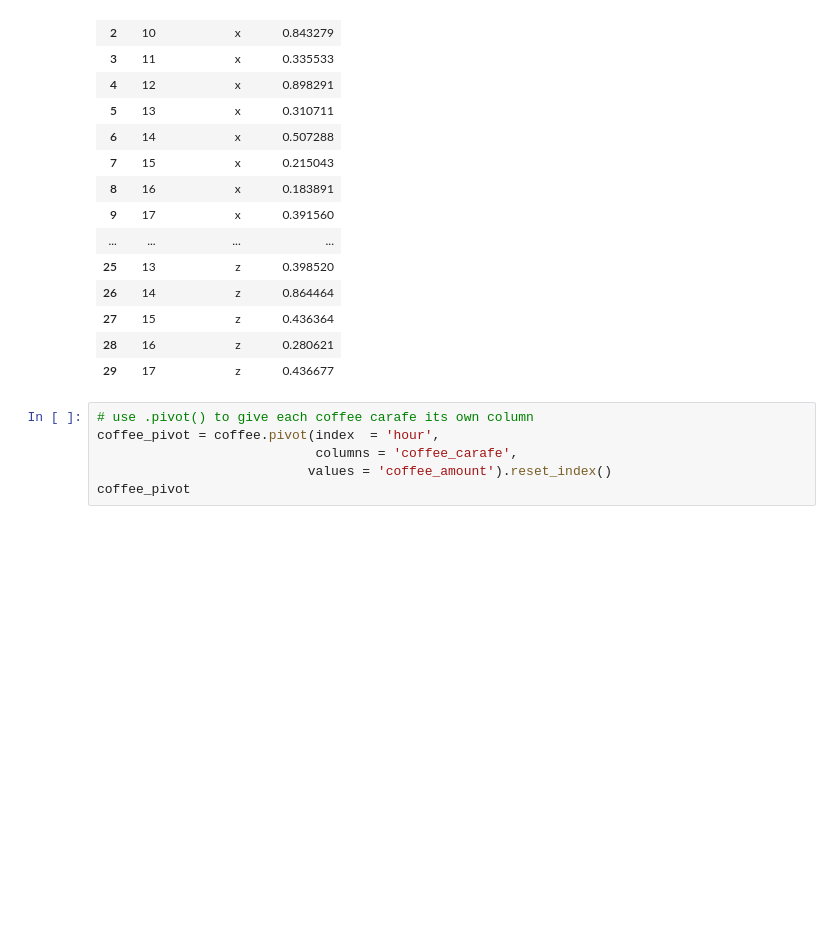
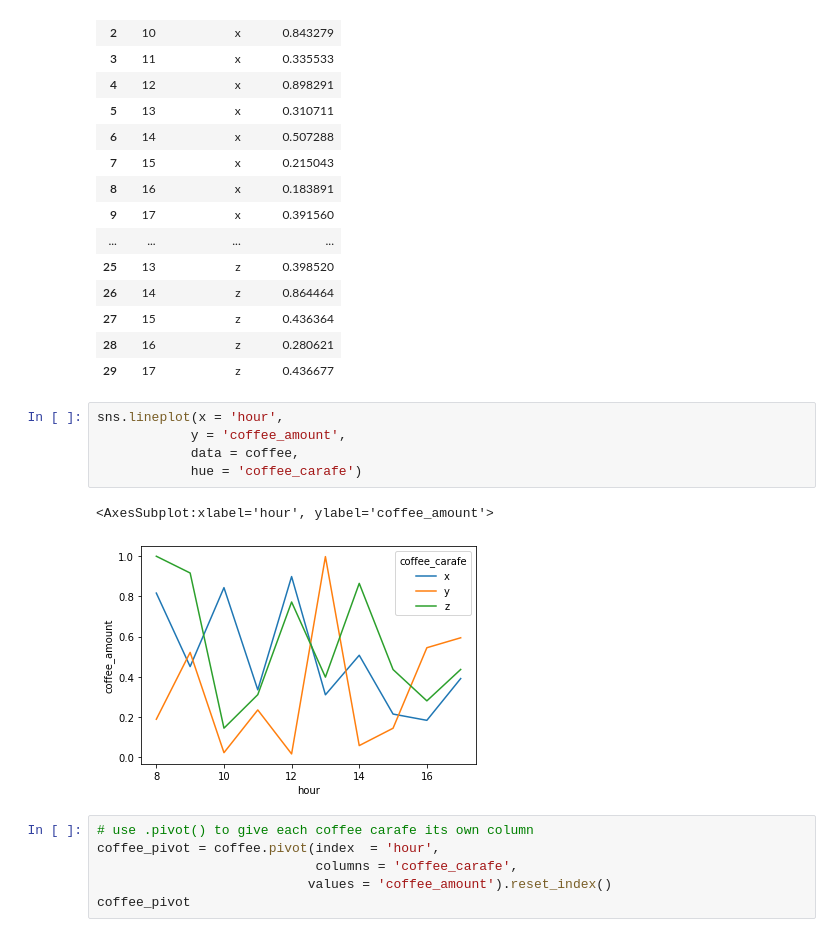
Before and after one commit to Jonessn22/classification-exercises, a Jupyter notebook: 03b. tidy_data_exercises.ipynb, the cells around one changed output. Drawn from its saved outputs; the diff is of its cells as text; blank space fills up the shorter version.

```diff
--- a/03b. tidy_data_exercises.ipynb
+++ b/03b. tidy_data_exercises.ipynb
@@ -108,6 +108,14 @@ coffee
 | 27 | 15 | z | 0.436364 |
 | 28 | 16 | z | 0.280621 |
 | 29 | 17 | z | 0.436677 |
+# %%
+sns.lineplot(x = 'hour',
+            y = 'coffee_amount',
+            data = coffee,
+            hue = 'coffee_carafe')
+# %% [output]
+<AxesSubplot:xlabel='hour', ylabel='coffee_amount'>
+[figure, added]
 # %%
 # use .pivot() to give each coffee carafe its own column
 coffee_pivot = coffee.pivot(index  = 'hour',
```
Also changed, not shown: parts of 2 cells of this notebook, 9 other files.
